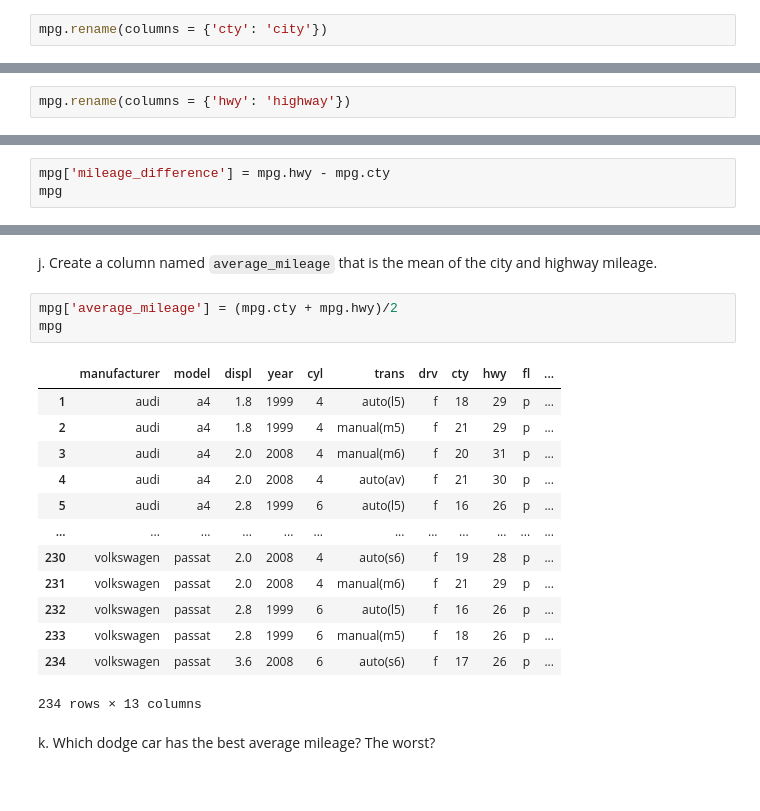
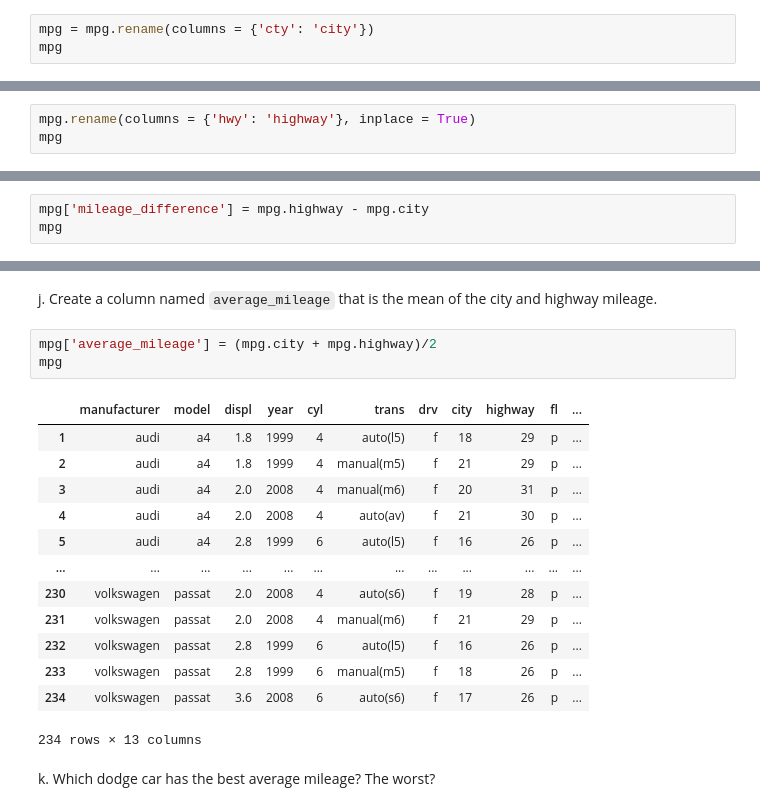
Before and after one commit to sophia-stewart/numpy-pandas-visualization-exercises, a Jupyter notebook: dataframes.ipynb, the cells around one changed output, grey strips where cells are left out. Cells and saved outputs as stored; diff of their text form.

```diff
--- a/dataframes.ipynb
+++ b/dataframes.ipynb
@@ -201,7 +202,8 @@ None
 # %% [markdown]
 d. Rename the `cty` column to `city`.
 # %%
-mpg.rename(columns = {'cty': 'city'})
+mpg = mpg.rename(columns = {'cty': 'city'})
+mpg
 # %% [output]
 |  | manufacturer | model | displ | year | cyl | trans | drv | city | hwy | fl | ... |
 | 1 | audi | a4 | 1.8 | 1999 | 4 | auto(l5) | f | 18 | 29 | p | ... |
@@ -219,5 +221,6 @@ mpg.rename(columns = {'cty': 'city'})
 # %% [markdown]
 e. Rename the `hwy` column to `highway`.
 # %%
-mpg.rename(columns = {'hwy': 'highway'})
+mpg.rename(columns = {'hwy': 'highway'}, inplace = True)
+mpg
 # %% [output]
@@ -244,6 +247,6 @@ mpg[mpg.cty > mpg.hwy]
 # %% [markdown]
 g. Create a column named `mileage_difference` this column should contain the difference between highway and city mileage for each car.
 # %%
-mpg['mileage_difference'] = mpg.hwy - mpg.cty
+mpg['mileage_difference'] = mpg.highway - mpg.city
 mpg
 # %% [output]
@@ -282,10 +291,10 @@ mpg[mpg['class'] == 'compact'].sort_values(by = 'hwy').tail(1)
 # %% [markdown]
 j. Create a column named `average_mileage` that is the mean of the city and highway mileage.
 # %%
-mpg['average_mileage'] = (mpg.cty + mpg.hwy)/2
+mpg['average_mileage'] = (mpg.city + mpg.highway)/2
 mpg
 # %% [output]
-|  | manufacturer | model | displ | year | cyl | trans | drv | cty | hwy | fl | ... |
+|  | manufacturer | model | displ | year | cyl | trans | drv | city | highway | fl | ... |
 | 1 | audi | a4 | 1.8 | 1999 | 4 | auto(l5) | f | 18 | 29 | p | ... |
 | 2 | audi | a4 | 1.8 | 1999 | 4 | manual(m5) | f | 21 | 29 | p | ... |
 | 3 | audi | a4 | 2.0 | 2008 | 4 | manual(m6) | f | 20 | 31 | p | ... |
```
Also changed, not shown: parts of 12 cells of this notebook.
